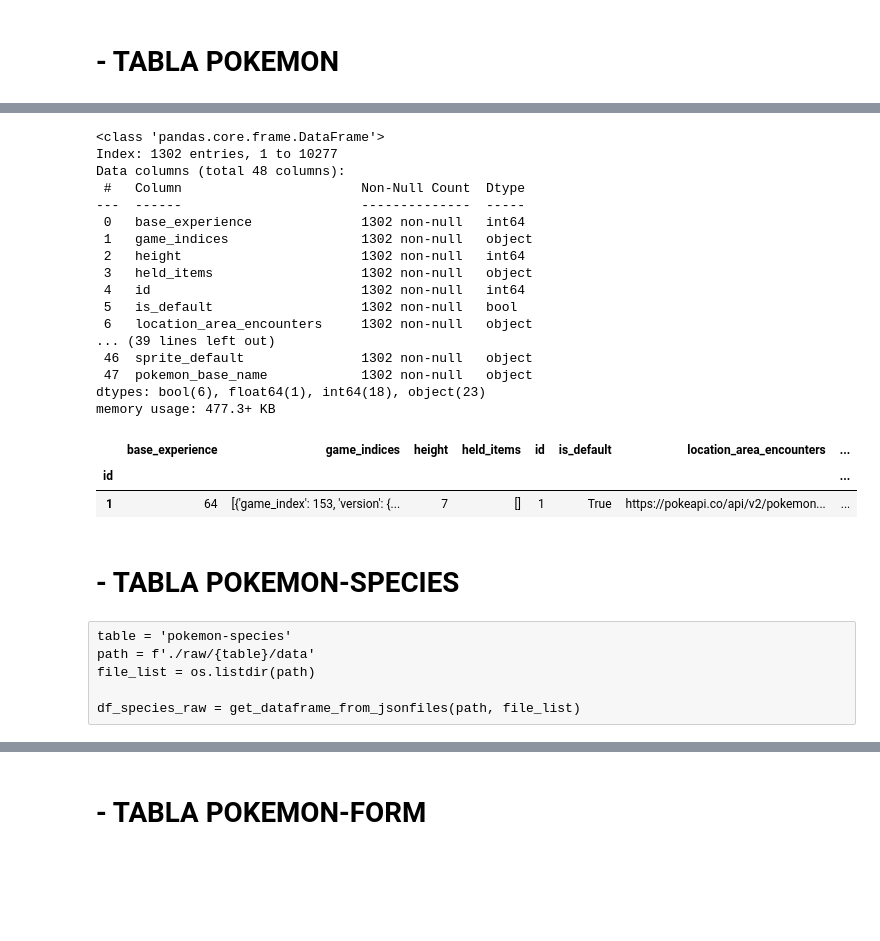
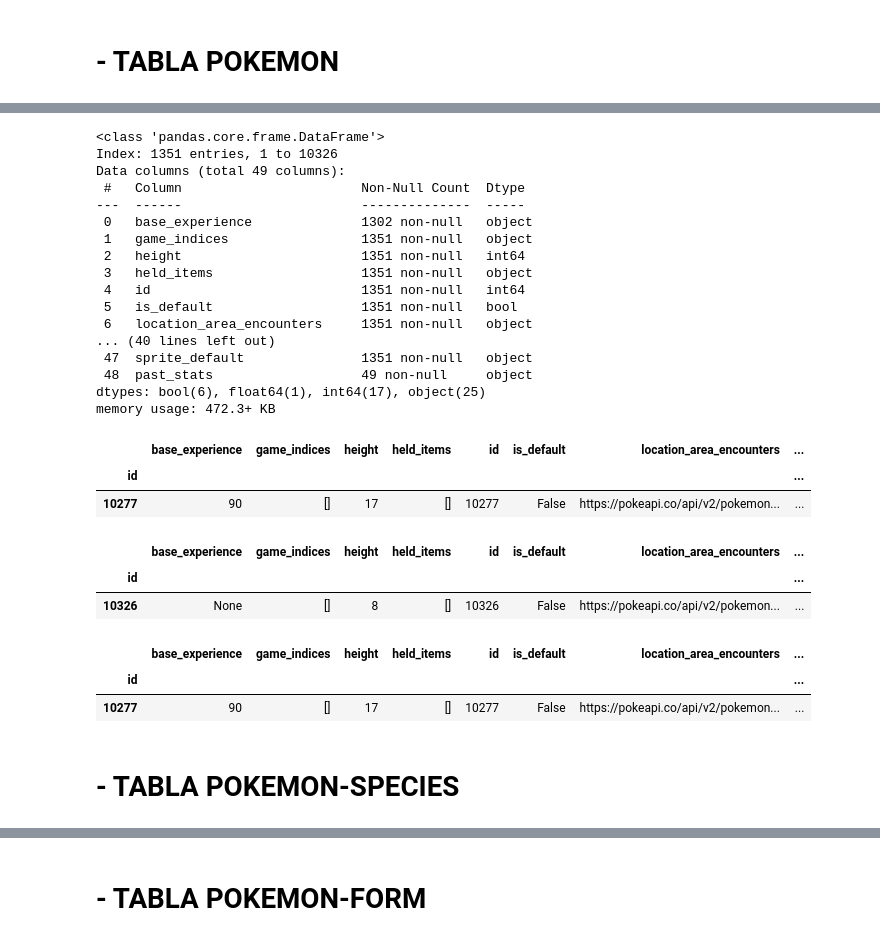
Before and after one commit to ansmartin/cidaen-tfm-streamlit, a Jupyter notebook: etl/ETL_notebook.ipynb, the cells around one changed output, grey strips where cells are left out. Drawn from its saved outputs; the diff is of its cells as text; code cells hidden in the pictures; blank space fills up the shorter version.

```diff
--- a/etl/ETL_notebook.ipynb
+++ b/etl/ETL_notebook.ipynb
@@ -339,26 +310,32 @@ df_clean.to_parquet('./silver/pokemon.parquet')
 # %%
-df_clean.info()
+df_pokemon.info()
 # %% [output]
 <class 'pandas.core.frame.DataFrame'>
-Index: 1302 entries, 1 to 10277
-Data columns (total 48 columns):
+Index: 1351 entries, 1 to 10326
+Data columns (total 49 columns):
  #   Column                       Non-Null Count  Dtype
 ---  ------                       --------------  -----
- 0   base_experience              1302 non-null   int64
- 1   game_indices                 1302 non-null   object
- 2   height                       1302 non-null   int64
- 3   held_items                   1302 non-null   object
- 4   id                           1302 non-null   int64
- 5   is_default                   1302 non-null   bool
- 6   location_area_encounters     1302 non-null   object
-... (39 lines left out)
- 46  sprite_default               1302 non-null   object
- 47  pokemon_base_name            1302 non-null   object
-dtypes: bool(6), float64(1), int64(18), object(23)
-memory usage: 477.3+ KB
+ 0   base_experience              1302 non-null   object
+ 1   game_indices                 1351 non-null   object
+ 2   height                       1351 non-null   int64
+ 3   held_items                   1351 non-null   object
+ 4   id                           1351 non-null   int64
+ 5   is_default                   1351 non-null   bool
+ 6   location_area_encounters     1351 non-null   object
+... (40 lines left out)
+ 47  sprite_default               1351 non-null   object
+ 48  past_stats                   49 non-null     object
+dtypes: bool(6), float64(1), int64(17), object(25)
+memory usage: 472.3+ KB
 # %%
-df_clean.head(1)
+df_pokemon_old.tail(1)
 # %% [output]
 |  | base_experience | game_indices | height | held_items | id | is_default | location_area_encounters | ... |
 | id |  |  |  |  |  |  |  | ... |
-| 1 | 64 | [{'game_index': 153, 'version': {... | 7 | [] | 1 | True | https://pokeapi.co/api/v2/pokemon... | ... |
+| 10277 | 90 | [] | 17 | [] | 10277 | False | https://pokeapi.co/api/v2/pokemon... | ... |
+# %%
+df_pokemon_new.tail(1)
+# %% [output]
+|  | base_experience | game_indices | height | held_items | id | is_default | location_area_encounters | ... |
+| id |  |  |  |  |  |  |  | ... |
+| 10326 | None | [] | 8 | [] | 10326 | False | https://pokeapi.co/api/v2/pokemon... | ... |
@@ -365,8 +344,8 @@ df_clean.head(1)
+# %%
+df_pokemon_clean.tail(1)
+# %% [output]
+|  | base_experience | game_indices | height | held_items | id | is_default | location_area_encounters | ... |
+| id |  |  |  |  |  |  |  | ... |
+| 10277 | 90 | [] | 17 | [] | 10277 | False | https://pokeapi.co/api/v2/pokemon... | ... |
 # %% [markdown]
 # - TABLA POKEMON-SPECIES
-# %% [raw]
-table = 'pokemon-species'
-path = f'./raw/{table}/data'
-file_list = os.listdir(path)
-
-df_species_raw = get_dataframe_from_jsonfiles(path, file_list)
```
Also changed, not shown: parts of 71 cells of this notebook, 1 other file.
